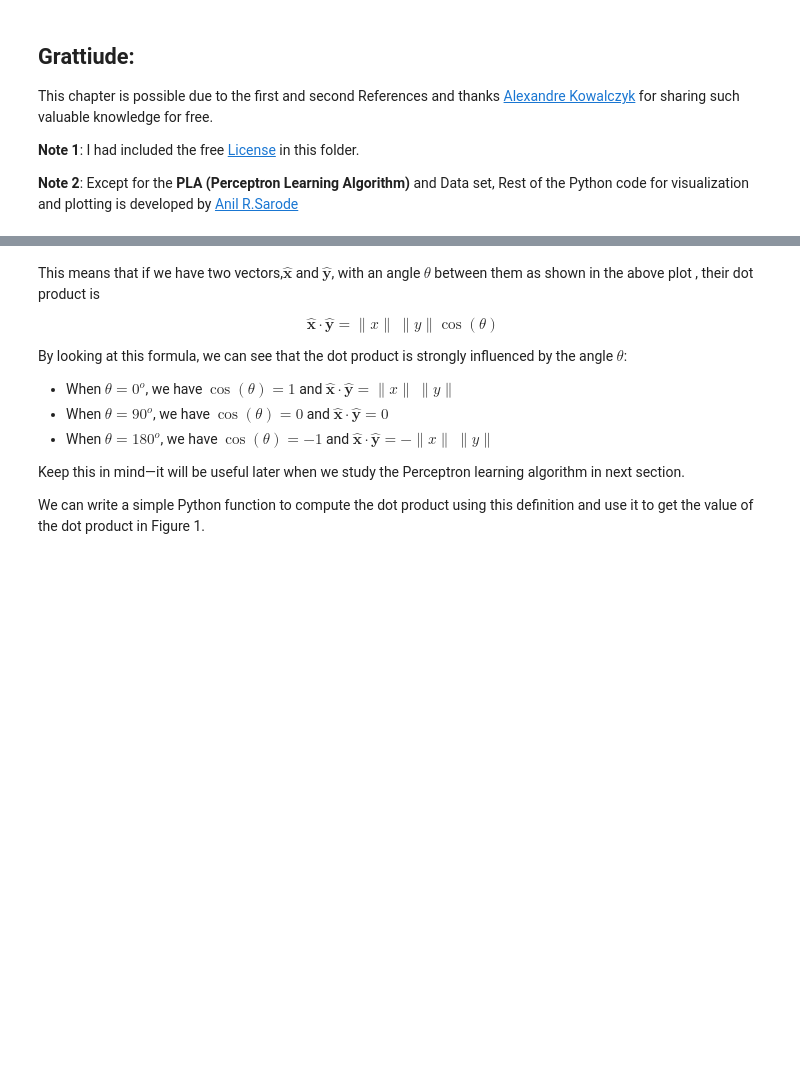
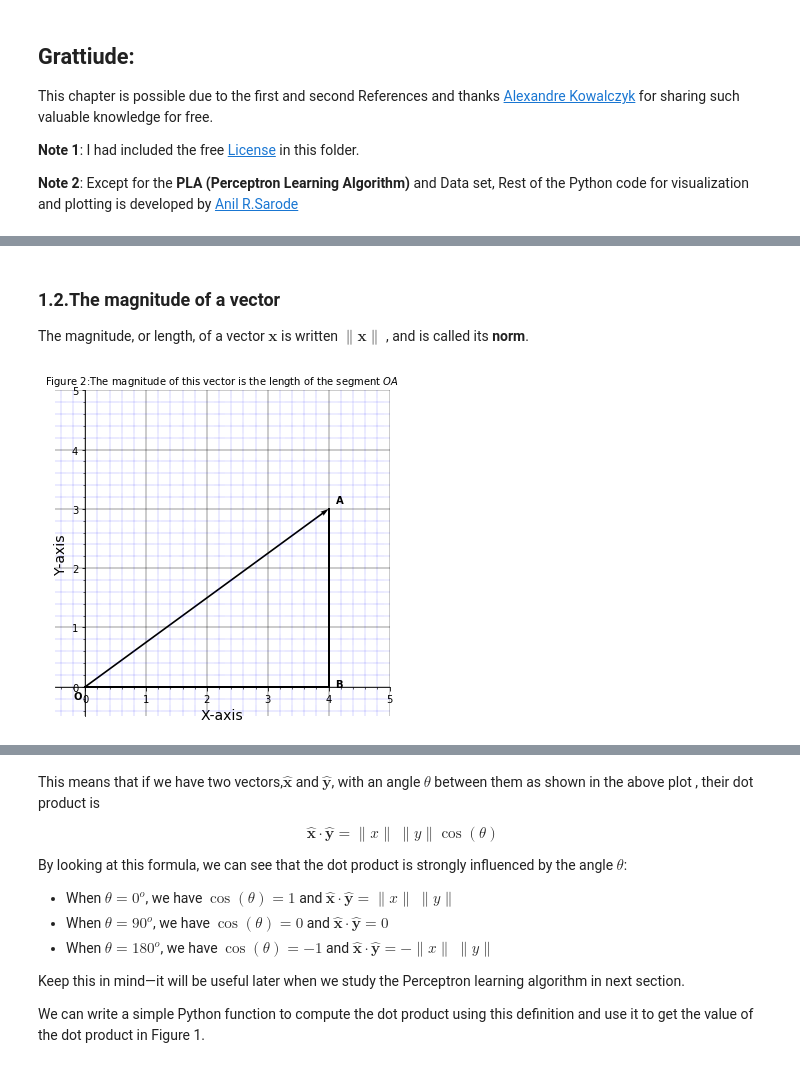
Before and after one commit to AnilSarode/Machine-Learning-Digital-Book-, a Jupyter notebook: The Perceptron/The Perceptron .ipynb, the cells around one changed output, grey strips where cells are left out. Drawn from its saved outputs; the diff is of its cells as text; code cells hidden in the pictures; blank space fills up the shorter version.

```diff
--- a/The Perceptron/The Perceptron .ipynb
+++ b/The Perceptron/The Perceptron .ipynb
@@ -25,0 +99,46 @@ This chapter is possible due to the first and second References and thanks [Alex
+# %% [markdown]
+### 1.2.The magnitude of a vector <a class="anchor" id="1.2"></a>
+
+The magnitude, or length, of a vector $\mathbf{x}$ is written $\|\mathbf{x}\|$ , and is called its **norm**.
+# %%
+import numpy as np
+import matplotlib.pyplot as plt
+
+soa = np.array([[0, 0, 4, 3]])
+X, Y, U, V = zip(*soa)
+plt.figure(figsize=(6, 6))
+p1=[0,4]
+p2=[0,0]
+q1=[4,4]
+q2=[0,3]
+plt.plot(p1,p2,'k',linewidth='2')
+plt.plot(q1,q2,'k',linewidth='2')
+
+ax = plt.gca()
+q=ax.quiver(X, Y, U, V, angles='xy', scale_units='xy', scale=1,width=0.005)
+p1 = np.cos(np.pi/4), np.sin(np.pi/4)
+ax.set_xlim([-0.5, 5])
+ax.set_ylim([-0.5, 5])
+plt.draw()
+
+# Turn on the minor TICKS, which are required for the minor GRID
+ax.minorticks_on()
+
+# Customize the major grid
+ax.grid(which='major', linestyle='-', linewidth='0.4', color='black')
+# Customize the minor grid
+
+ax.grid(which='minor', linestyle=':', linewidth='0.4', color='blue')
+plt.title(r'Figure 2:The magnitude of this vector is the length of the segment $OA$',fontsize=10)
+plt.xlabel('X-axis',fontsize=14)
+plt.ylabel('Y-axis',fontsize=14)
+plt.annotate(r"$\mathbf{{A}}$", xy=(4.1, 3.1))
+plt.annotate(r"$\mathbf{{B}}$", xy=(4.1, 0))
+plt.annotate(r"$\mathbf{{O}}$", xy=(-0.2, -0.2))
+ax.spines['left'].set_position(('data', 0.0))
+ax.spines['bottom'].set_position(('data', 0.0))
+ax.spines['right'].set_color('none')
+ax.spines['top'].set_color('none')
+plt.show()
+# %% [output]
+[figure, added]
```
Also changed, not shown: parts of 57 cells of this notebook.
